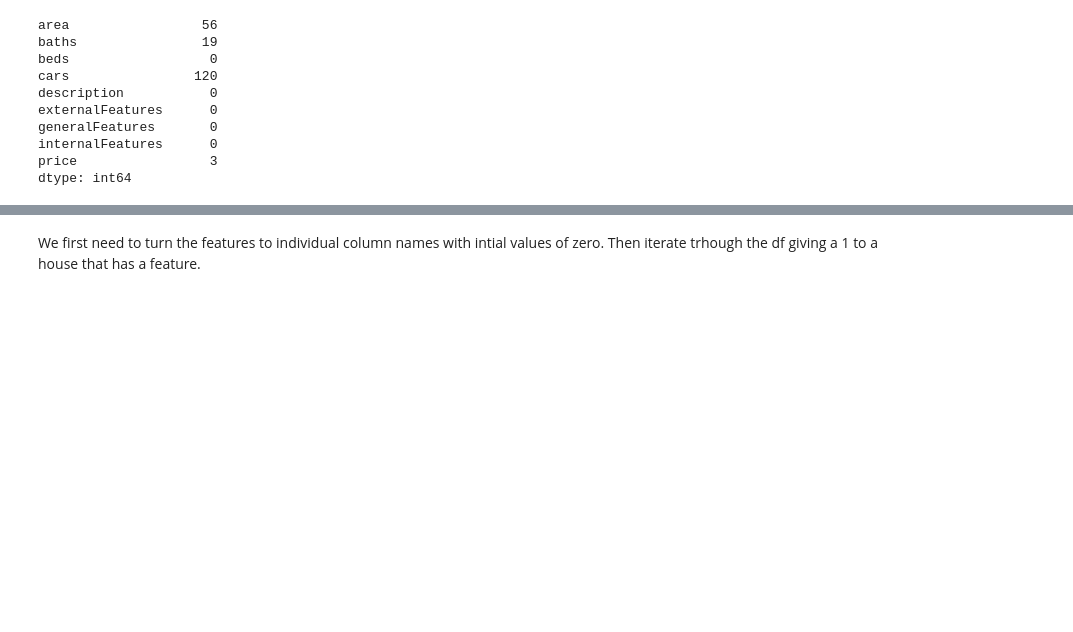
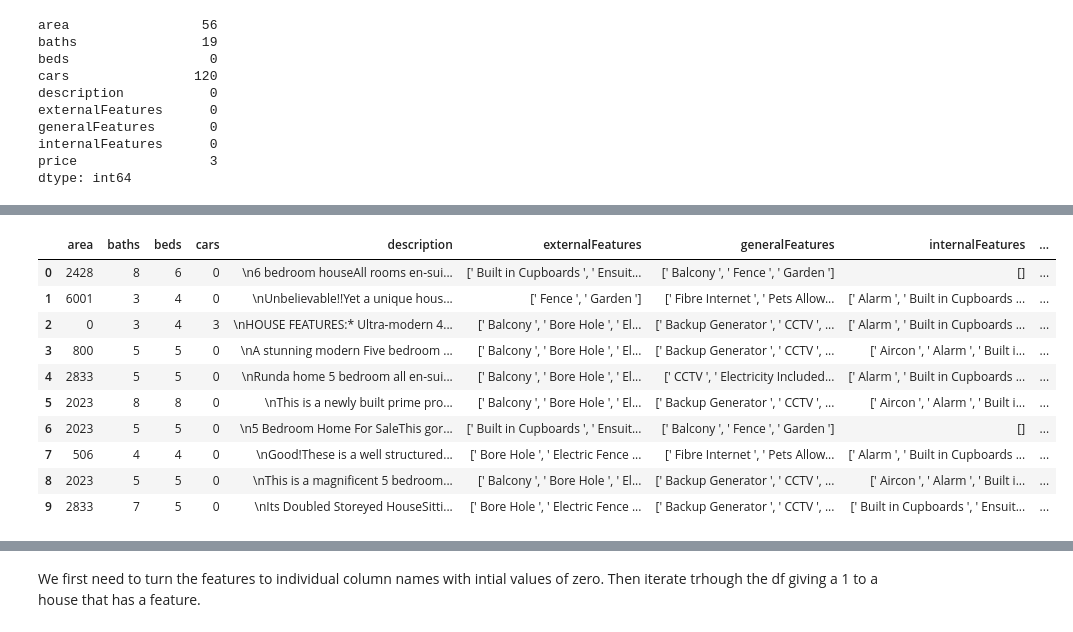
Before and after one commit to wamaithaNyamu/RUNDAHOUSES, a Jupyter notebook: Runda_Houses.ipynb, the cells around one changed output, grey strips where cells are left out. Saved outputs shown, nothing was run; the diff lists cells and outputs as text; code cells hidden in the pictures; blank space fills up the shorter version.

```diff
--- a/Runda_Houses.ipynb
+++ b/Runda_Houses.ipynb
@@ -435,0 +146,18 @@ The features as they are do not provide the needed value and as such we will spl
+# %%
+quantile_labels = ['Low', 'Fair', 'Medium', 'High']
+df['price_class'] = pd.qcut(df['price'],  q=quantile_list)
+df['price_class_label'] = pd.qcut(df['price'],
+                                                 q=quantile_list, labels=quantile_labels)
+df.head(10)
+# %% [output]
+|  | area | baths | beds | cars | description | externalFeatures | generalFeatures | internalFeatures | ... |
+| 0 | 2428 | 8 | 6 | 0 | \n6 bedroom houseAll rooms en-sui... | [' Built in Cupboards ', ' Ensuit... | [' Balcony ', ' Fence ', ' Garden '] | [] | ... |
+| 1 | 6001 | 3 | 4 | 0 | \nUnbelievable!!Yet a unique hous... | [' Fence ', ' Garden '] | [' Fibre Internet ', ' Pets Allow... | [' Alarm ', ' Built in Cupboards ... | ... |
+| 2 | 0 | 3 | 4 | 3 | \nHOUSE FEATURES:* Ultra-modern 4... | [' Balcony ', ' Bore Hole ', ' El... | [' Backup Generator ', ' CCTV ', ... | [' Alarm ', ' Built in Cupboards ... | ... |
+| 3 | 800 | 5 | 5 | 0 | \nA stunning modern Five bedroom ... | [' Balcony ', ' Bore Hole ', ' El... | [' Backup Generator ', ' CCTV ', ... | [' Aircon ', ' Alarm ', ' Built i... | ... |
+| 4 | 2833 | 5 | 5 | 0 | \nRunda home 5 bedroom all en-sui... | [' Balcony ', ' Bore Hole ', ' El... | [' CCTV ', ' Electricity Included... | [' Alarm ', ' Built in Cupboards ... | ... |
+| 5 | 2023 | 8 | 8 | 0 | \nThis is a newly built prime pro... | [' Balcony ', ' Bore Hole ', ' El... | [' Backup Generator ', ' CCTV ', ... | [' Aircon ', ' Alarm ', ' Built i... | ... |
+| 6 | 2023 | 5 | 5 | 0 | \n5 Bedroom Home For SaleThis gor... | [' Built in Cupboards ', ' Ensuit... | [' Balcony ', ' Fence ', ' Garden '] | [] | ... |
+| 7 | 506 | 4 | 4 | 0 | \nGood!These is a well structured... | [' Bore Hole ', ' Electric Fence ... | [' Fibre Internet ', ' Pets Allow... | [' Alarm ', ' Built in Cupboards ... | ... |
+| 8 | 2023 | 5 | 5 | 0 | \nThis is a magnificent 5 bedroom... | [' Balcony ', ' Bore Hole ', ' El... | [' Backup Generator ', ' CCTV ', ... | [' Aircon ', ' Alarm ', ' Built i... | ... |
+| 9 | 2833 | 7 | 5 | 0 | \nIts Doubled Storeyed HouseSitti... | [' Bore Hole ', ' Electric Fence ... | [' Backup Generator ', ' CCTV ', ... | [' Built in Cupboards ', ' Ensuit... | ... |
```
Also changed, not shown: parts of 95 cells of this notebook.
